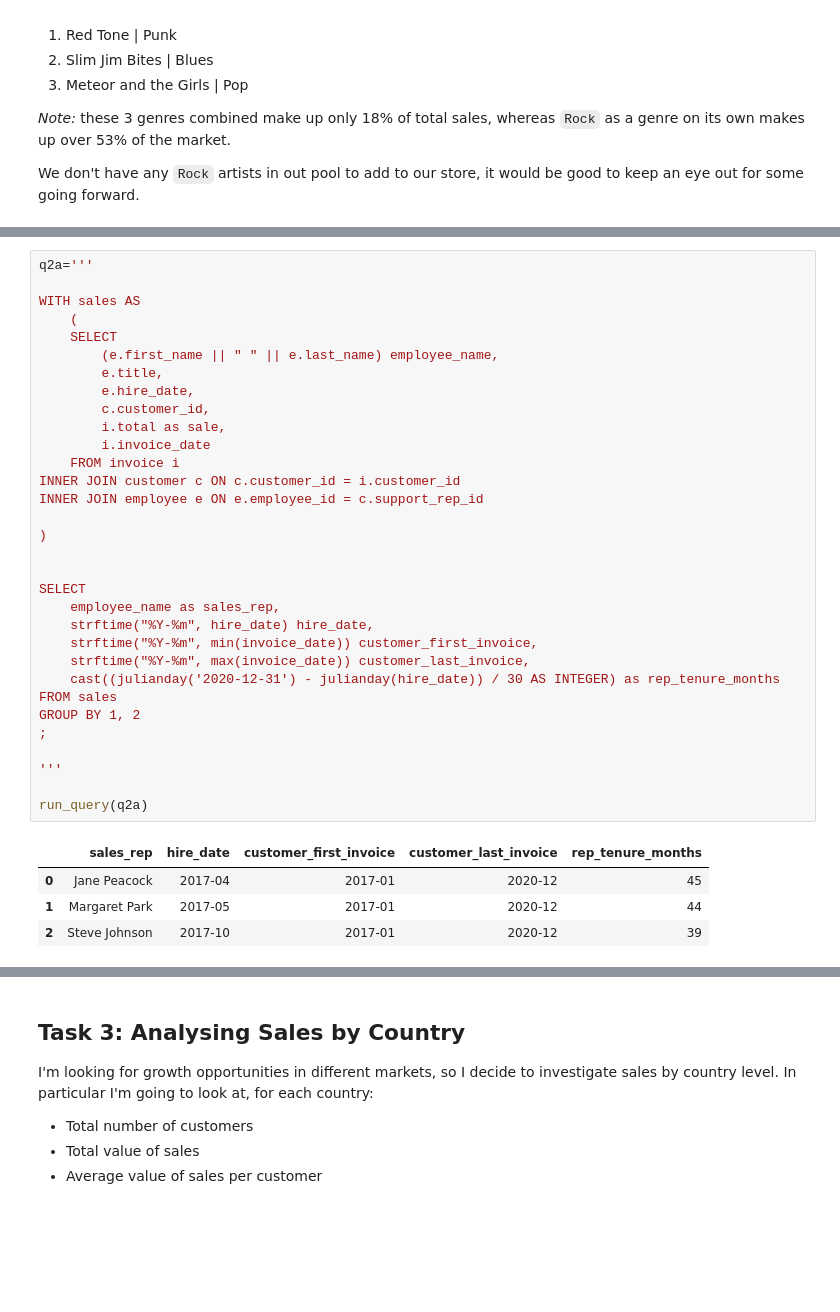
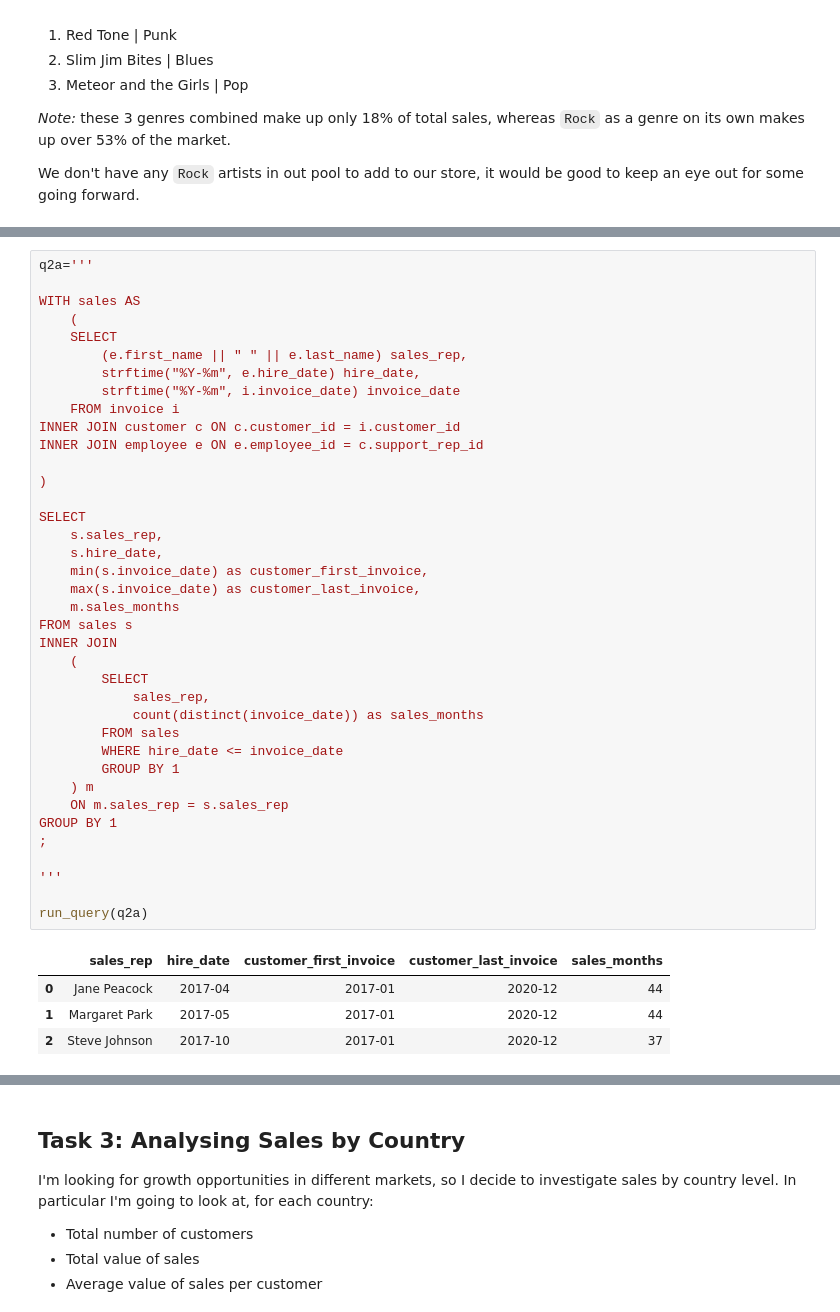
Before and after one commit to ainephelan/sql-python-business-analysis, a Jupyter notebook: SQL_Music_DB.ipynb, the cells around one changed output, grey strips where cells are left out. Cells and saved outputs as stored; diff of their text form; blank space fills up the shorter version.

```diff
--- a/SQL_Music_DB.ipynb
+++ b/SQL_Music_DB.ipynb
@@ -176,38 +179,44 @@ A few points to note with the Chinook database.
 # %%
 q2a='''
 
 WITH sales AS
     (
     SELECT
-        (e.first_name || " " || e.last_name) employee_name,
-        e.title,
-        e.hire_date,
-        c.customer_id,
-        i.total as sale,
-        i.invoice_date
+        (e.first_name || " " || e.last_name) sales_rep,
+        strftime("%Y-%m", e.hire_date) hire_date,
+        strftime("%Y-%m", i.invoice_date) invoice_date
     FROM invoice i
 INNER JOIN customer c ON c.customer_id = i.customer_id
 INNER JOIN employee e ON e.employee_id = c.support_rep_id
 
 )
 
-
 SELECT
-    employee_name as sales_rep,
-    strftime("%Y-%m", hire_date) hire_date,
-    strftime("%Y-%m", min(invoice_date)) customer_first_invoice,
-    strftime("%Y-%m", max(invoice_date)) customer_last_invoice,
-    cast((julianday('2020-12-31') - julianday(hire_date)) / 30 AS INTEGER) as rep_tenure_months
-FROM sales
-GROUP BY 1, 2
+    s.sales_rep,
+    s.hire_date,
+    min(s.invoice_date) as customer_first_invoice,
+    max(s.invoice_date) as customer_last_invoice,
+    m.sales_months
+FROM sales s
+INNER JOIN
+    (
+        SELECT
+            sales_rep,
+            count(distinct(invoice_date)) as sales_months
+        FROM sales
+        WHERE hire_date <= invoice_date
+        GROUP BY 1
+    ) m
+    ON m.sales_rep = s.sales_rep
+GROUP BY 1
 ;
 
 '''
 
 run_query(q2a)
 # %% [output]
-|  | sales_rep | hire_date | customer_first_invoice | customer_last_invoice | rep_tenure_months |
-| 0 | Jane Peacock | 2017-04 | 2017-01 | 2020-12 | 45 |
+|  | sales_rep | hire_date | customer_first_invoice | customer_last_invoice | sales_months |
+| 0 | Jane Peacock | 2017-04 | 2017-01 | 2020-12 | 44 |
 | 1 | Margaret Park | 2017-05 | 2017-01 | 2020-12 | 44 |
-| 2 | Steve Johnson | 2017-10 | 2017-01 | 2020-12 | 39 |
+| 2 | Steve Johnson | 2017-10 | 2017-01 | 2020-12 | 37 |
 # %% [markdown]
```
Also changed, not shown: parts of 15 cells of this notebook.
